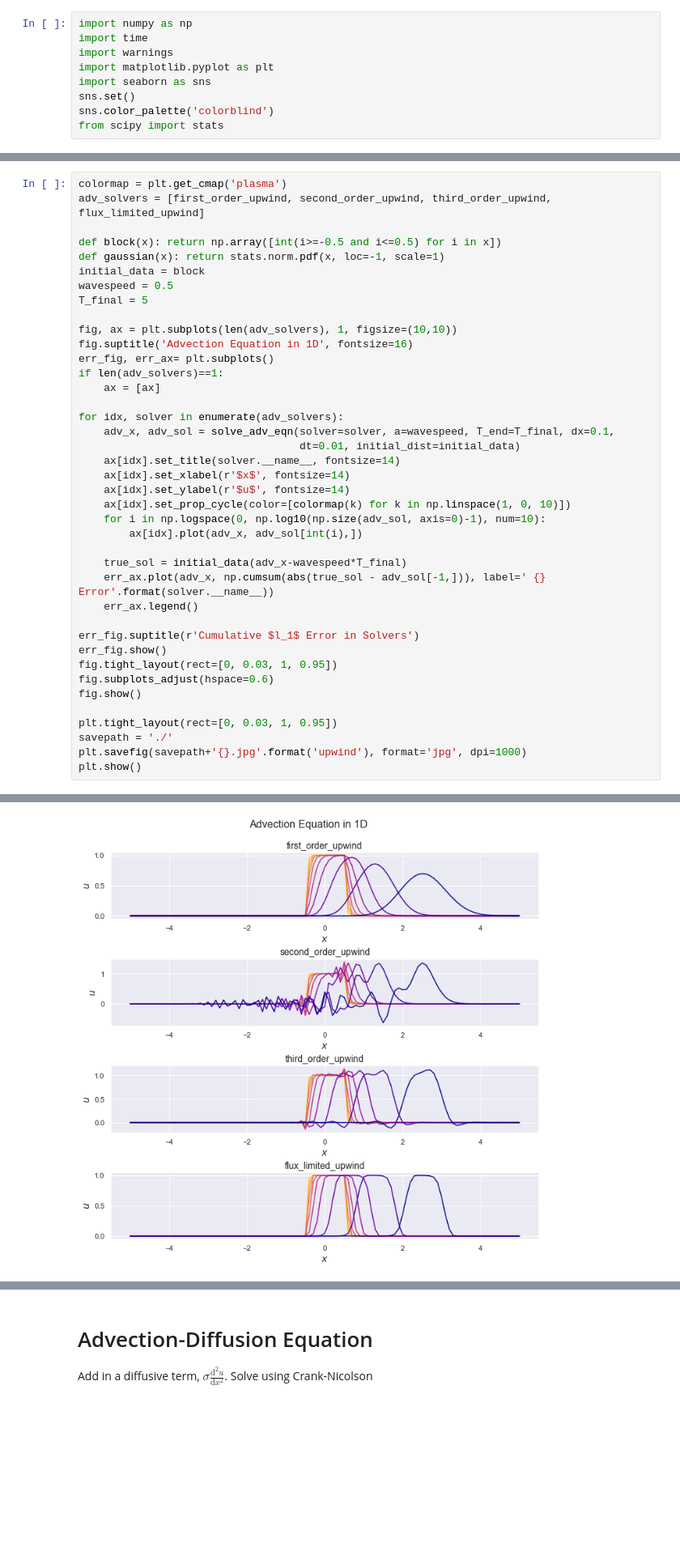
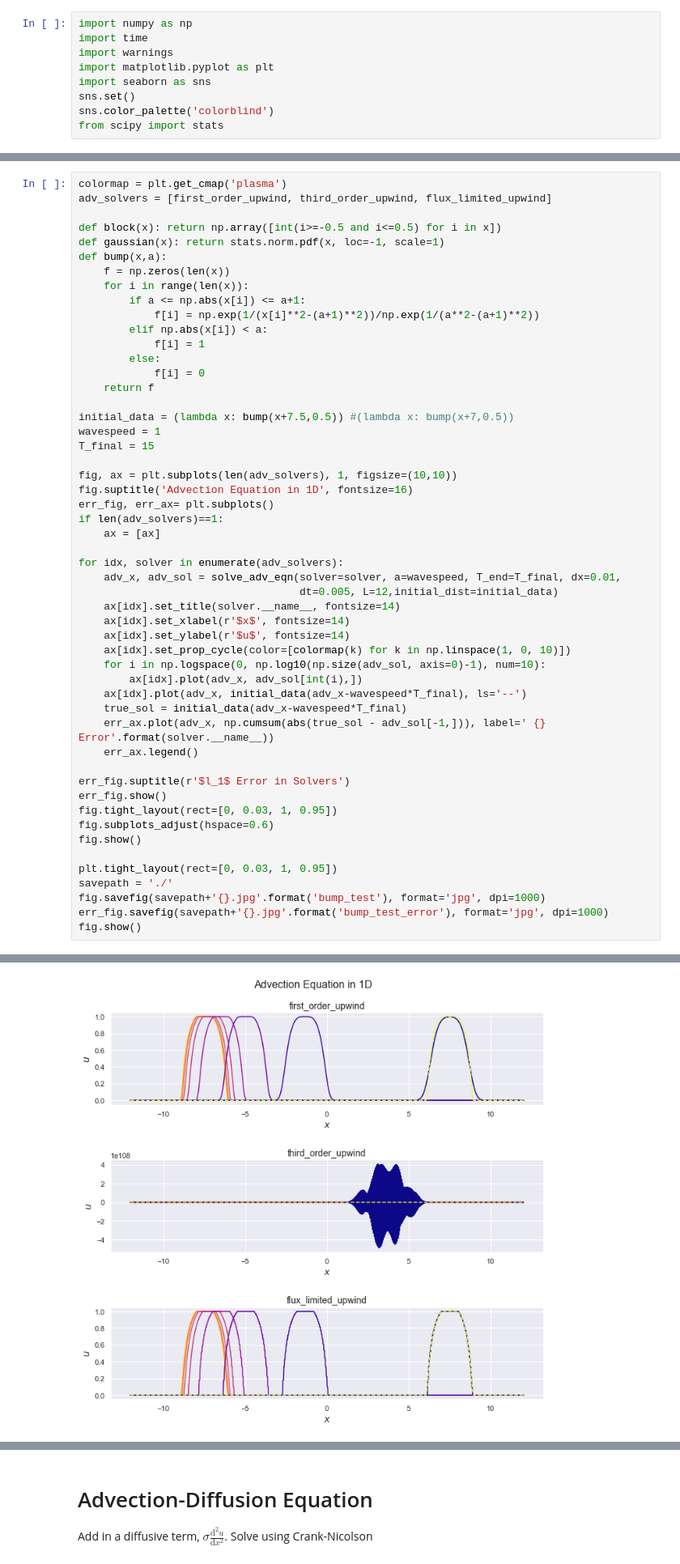
Before and after one commit to Tom271/InteractingParticleSystems, a Jupyter notebook: AdvectionConstCoeff.ipynb, the cells around one changed output, grey strips where cells are left out. Shown at 81% size. Cells and saved outputs as stored; diff of their text form; blank space fills up the shorter version.

Commit message:
Test Images
Trying bump initial data, looking for artificial diffusion

```diff
--- a/AdvectionConstCoeff.ipynb
+++ b/AdvectionConstCoeff.ipynb
@@ -115,12 +117,23 @@ def solve_adv_eqn(solver=first_order_upwind, a=1, dt=0.001, dx=0.1, T_end=5, L=5
 # %%
 colormap = plt.get_cmap('plasma')
-adv_solvers = [first_order_upwind, second_order_upwind, third_order_upwind, flux_limited_upwind]
+adv_solvers = [first_order_upwind, third_order_upwind, flux_limited_upwind]
 
 def block(x): return np.array([int(i>=-0.5 and i<=0.5) for i in x])
 def gaussian(x): return stats.norm.pdf(x, loc=-1, scale=1)
-initial_data = block
-wavespeed = 0.5
-T_final = 5
+def bump(x,a):
+    f = np.zeros(len(x))
+    for i in range(len(x)):
+        if a <= np.abs(x[i]) <= a+1:
+            f[i] = np.exp(1/(x[i]**2-(a+1)**2))/np.exp(1/(a**2-(a+1)**2))
+        elif np.abs(x[i]) < a:
+            f[i] = 1
+        else:
+            f[i] = 0
+    return f
+
+initial_data = (lambda x: bump(x+7.5,0.5)) #(lambda x: bump(x+7,0.5))
+wavespeed = 1
+T_final = 15
 
 fig, ax = plt.subplots(len(adv_solvers), 1, figsize=(10,10))
 fig.suptitle('Advection Equation in 1D', fontsize=16)
@@ -129,20 +142,20 @@ if len(adv_solvers)==1:
     ax = [ax]
 
 for idx, solver in enumerate(adv_solvers):
-    adv_x, adv_sol = solve_adv_eqn(solver=solver, a=wavespeed, T_end=T_final, dx=0.1,
-                                   dt=0.01, initial_dist=initial_data)
+    adv_x, adv_sol = solve_adv_eqn(solver=solver, a=wavespeed, T_end=T_final, dx=0.01,
+                                   dt=0.005, L=12,initial_dist=initial_data)
     ax[idx].set_title(solver.__name__, fontsize=14)
     ax[idx].set_xlabel(r'$x$', fontsize=14)
     ax[idx].set_ylabel(r'$u$', fontsize=14)
     ax[idx].set_prop_cycle(color=[colormap(k) for k in np.linspace(1, 0, 10)])
     for i in np.logspace(0, np.log10(np.size(adv_sol, axis=0)-1), num=10):
         ax[idx].plot(adv_x, adv_sol[int(i),])
-
+    ax[idx].plot(adv_x, initial_data(adv_x-wavespeed*T_final), ls='--')
     true_sol = initial_data(adv_x-wavespeed*T_final)
     err_ax.plot(adv_x, np.cumsum(abs(true_sol - adv_sol[-1,])), label=' {} Error'.format(solver.__name__))
     err_ax.legend()
 
-err_fig.suptitle(r'Cumulative $l_1$ Error in Solvers')
+err_fig.suptitle(r'$l_1$ Error in Solvers')
 err_fig.show()
 fig.tight_layout(rect=[0, 0.03, 1, 0.95])
 fig.subplots_adjust(hspace=0.6)
@@ -150,7 +163,8 @@ fig.show()
 
 plt.tight_layout(rect=[0, 0.03, 1, 0.95])
 savepath = './'
-plt.savefig(savepath+'{}.jpg'.format('upwind'), format='jpg', dpi=1000)
-plt.show()
+fig.savefig(savepath+'{}.jpg'.format('bump_test'), format='jpg', dpi=1000)
+err_fig.savefig(savepath+'{}.jpg'.format('bump_test_error'), format='jpg', dpi=1000)
+fig.show()
 # %% [output]
 first_order_upwind mass loss was 0.00000%
@@ -159,2 +172,2 @@ third_order_upwind mass loss was 0.00000%
 flux_limited_upwind mass loss was 0.00000%
-[figure, old version]
+[figure, new version]
```
Also changed, not shown: parts of 11 cells of this notebook, 19 other files.
